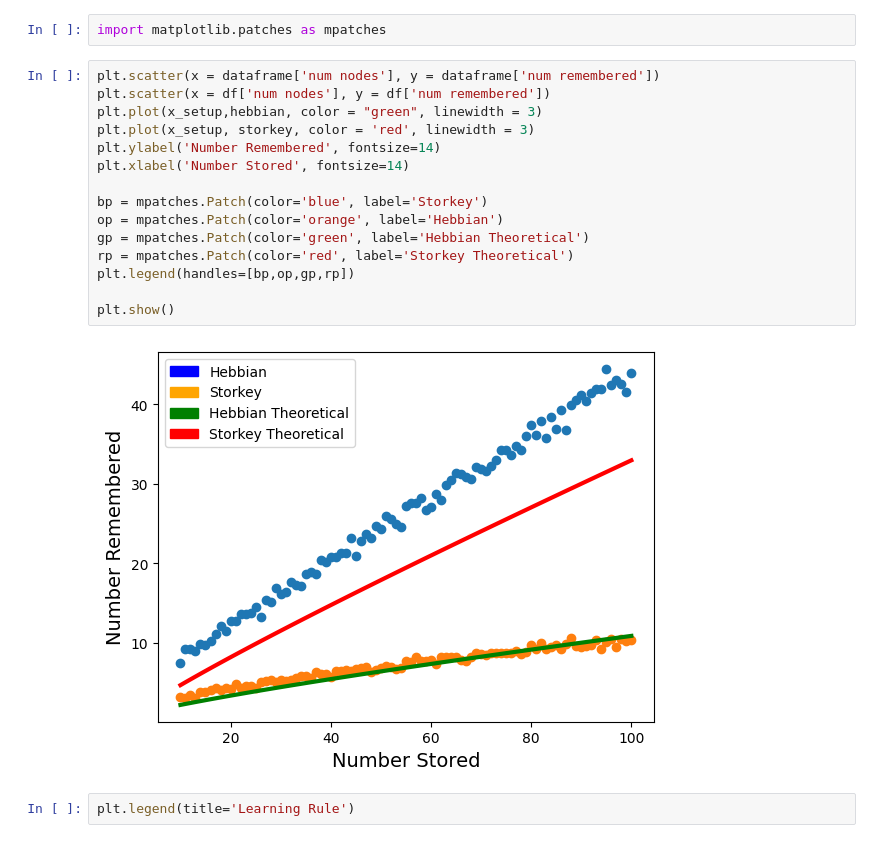
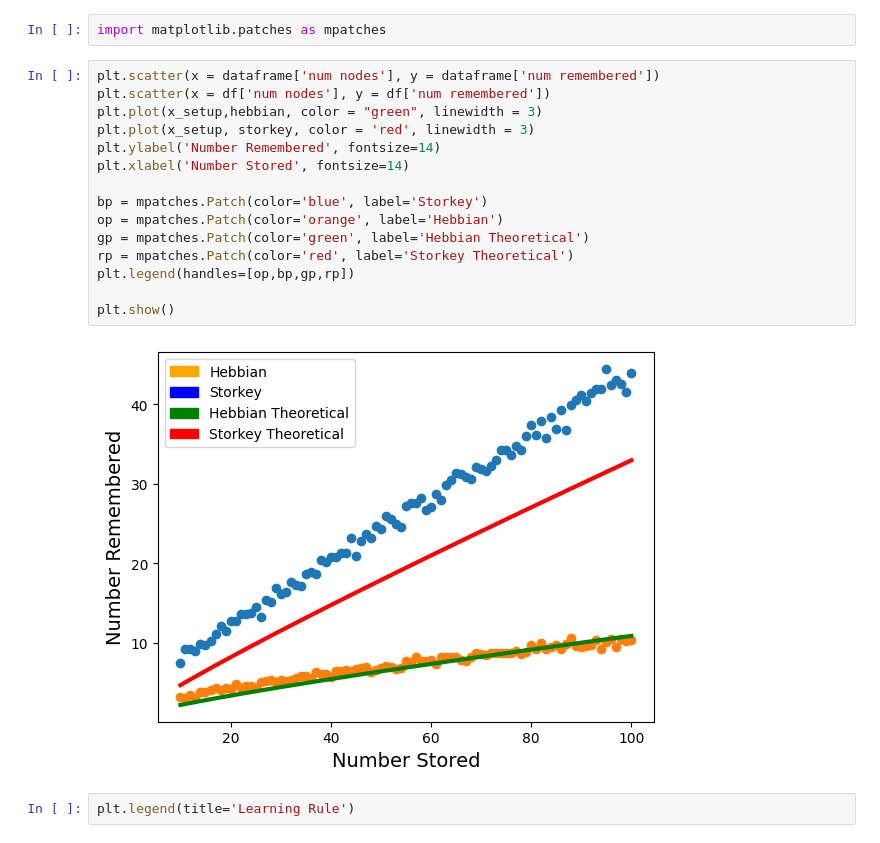
Before and after one commit to cluster-nine-hopfield/hopfield, a Jupyter notebook: mem-tests.ipynb, the cells around one changed output. Drawn from its saved outputs; the diff is of its cells as text.

```diff
--- a/mem-tests.ipynb
+++ b/mem-tests.ipynb
@@ -220,20 +220,20 @@ import matplotlib.patches as mpatches
 # %%
 plt.scatter(x = dataframe['num nodes'], y = dataframe['num remembered'])
 plt.scatter(x = df['num nodes'], y = df['num remembered'])
 plt.plot(x_setup,hebbian, color = "green", linewidth = 3)
 plt.plot(x_setup, storkey, color = 'red', linewidth = 3)
 plt.ylabel('Number Remembered', fontsize=14)
 plt.xlabel('Number Stored', fontsize=14)
 
 bp = mpatches.Patch(color='blue', label='Storkey')
 op = mpatches.Patch(color='orange', label='Hebbian')
 gp = mpatches.Patch(color='green', label='Hebbian Theoretical')
 rp = mpatches.Patch(color='red', label='Storkey Theoretical')
-plt.legend(handles=[bp,op,gp,rp])
+plt.legend(handles=[op,bp,gp,rp])
 
 plt.show()
 # %% [output]
-[figure, old version]
+[figure, new version]
 # %%
 plt.legend(title='Learning Rule')
 # %% [output]
```
Also changed, not shown: 3 other files.
